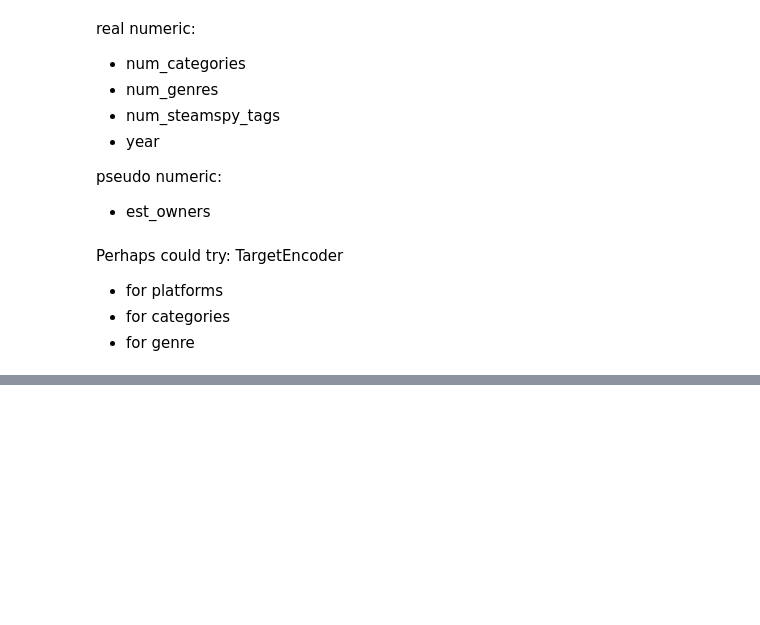
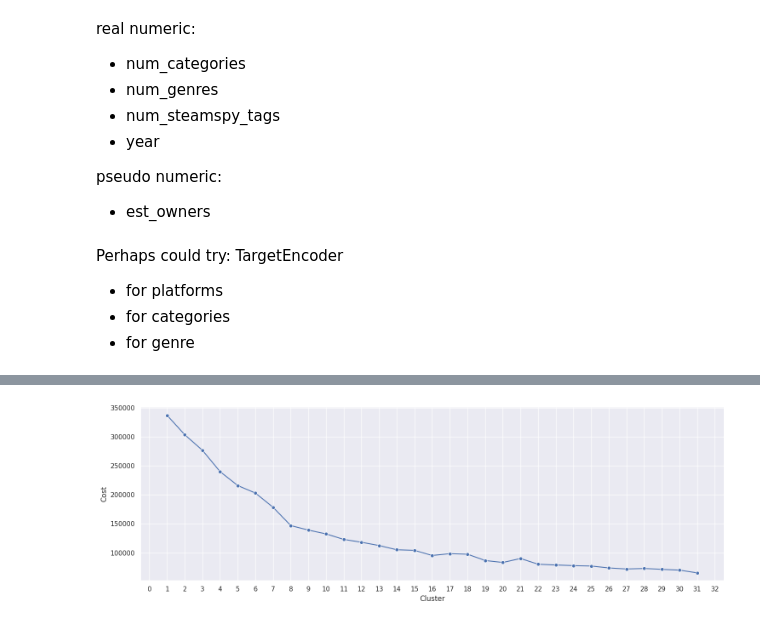
Before and after one commit to nefelibata28/usg, a Jupyter notebook: notebooks/data_cleaning.ipynb, the cells around one changed output, grey strips where cells are left out. Drawn from its saved outputs; the diff is of its cells as text; code cells hidden in the pictures; blank space fills up the shorter version.

Commit message:
clustering results

```diff
--- a/notebooks/data_cleaning.ipynb
+++ b/notebooks/data_cleaning.ipynb
@@ -747,4 +721,19 @@ cost
+# %%
+# Previous cell crashed and is too expensive to rerun so we can only extract the values from the output
+c_cost = [
+    337109.00, 303559.65, 276764.66, 239896.91, 215931.95,
+    202956.78, 178366.45, 146925.52, 139109.02, 132528.68,
+    123010.30, 118167.06, 112457.19, 105194.06, 104161.78,
+    95377.40, 98507.31, 97573.66, 86695.14, 83318.82,
+    90153.39, 80252.94, 78972.81, 77837.55, 77205.42,
+    73883.39, 72041.95, 72944.44, 71425.81, 70088.68,
+    65371.01
+]
 # %%
 # Converting the results into a dataframe and plotting them
-df_cost = pd.DataFrame({'Cluster':range(1, 41), 'Cost':cost})
-sb.relplot(data=df_cost, x='Cluster', y='Cost', markers=True, kind='line', aspect=1.5)
+df_cost = pd.DataFrame({'Cluster':list(range(1, len(c_cost)+1)), 'Cost':c_cost})
+ax = sb.relplot(data=df_cost, x='Cluster', y='Cost', marker='o', kind='line', aspect=3)
+import matplotlib.ticker as ticker
+plt.gca().xaxis.set_major_locator(ticker.MultipleLocator(1))
+# %% [output]
+[figure, added]
```
Also changed, not shown: parts of 16 cells of this notebook.
